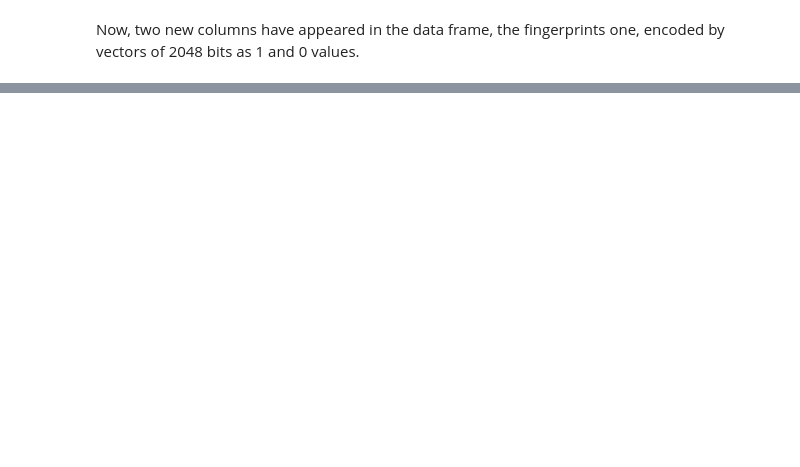
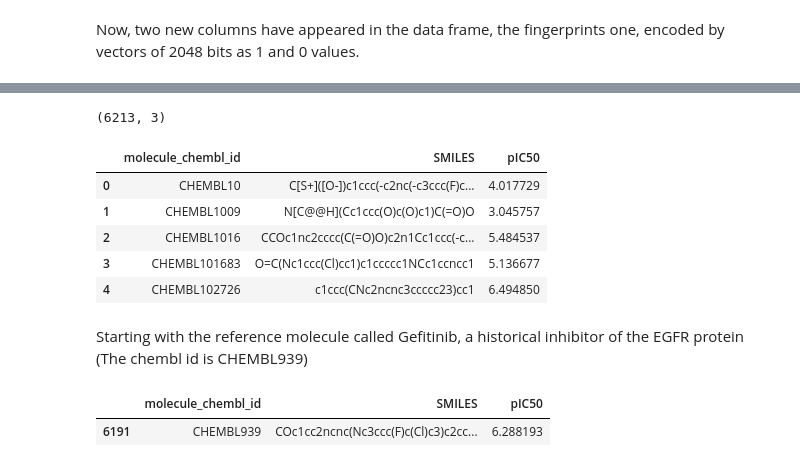
Before and after one commit to LeopoldSossey/Virtual-Screening-Based-on-Similarity-Principles, a Jupyter notebook: Chemoinfortic_TP4.ipynb, the cells around one changed output, grey strips where cells are left out. Saved outputs shown, nothing was run; the diff lists cells and outputs as text; code cells hidden in the pictures; blank space fills up the shorter version.

```diff
--- a/Chemoinfortic_TP4.ipynb
+++ b/Chemoinfortic_TP4.ipynb
@@ -125,0 +168,21 @@ molecule_dataset
+# %%
+molecule_dataset.shape
+# %% [output]
+(6213, 3)
+# %%
+molecule_dataset.head()
+# %% [output]
+|  | molecule_chembl_id | SMILES | pIC50 |
+| 0 | CHEMBL10 | C[S+]([O-])c1ccc(-c2nc(-c3ccc(F)c... | 4.017729 |
+| 1 | CHEMBL1009 | N[C@@H](Cc1ccc(O)c(O)c1)C(=O)O | 3.045757 |
+| 2 | CHEMBL1016 | CCOc1nc2cccc(C(=O)O)c2n1Cc1ccc(-c... | 5.484537 |
+| 3 | CHEMBL101683 | O=C(Nc1ccc(Cl)cc1)c1ccccc1NCc1ccncc1 | 5.136677 |
+| 4 | CHEMBL102726 | c1ccc(CNc2ncnc3ccccc23)cc1 | 6.494850 |
+# %% [markdown]
+Starting with the reference molecule called Gefitinib, a historical inhibitor of the EGFR
+protein (The chembl id is CHEMBL939)
+# %%
+molecule_dataset[molecule_dataset['molecule_chembl_id']=='CHEMBL939']
+# %% [output]
+|  | molecule_chembl_id | SMILES | pIC50 |
+| 6191 | CHEMBL939 | COc1cc2ncnc(Nc3ccc(F)c(Cl)c3)c2cc... | 6.288193 |
```
Also changed, not shown: parts of 40 cells of this notebook, 1 other file.
